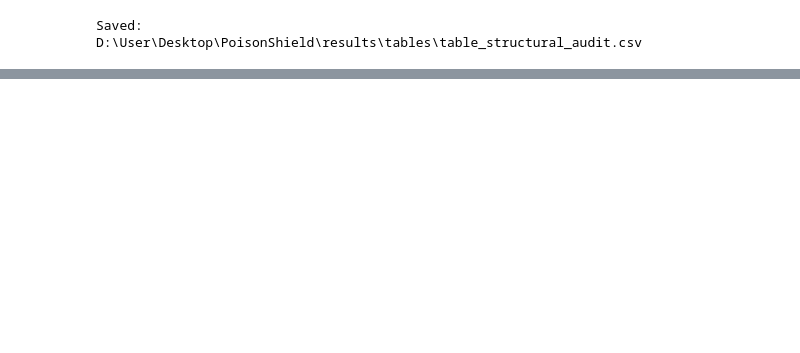
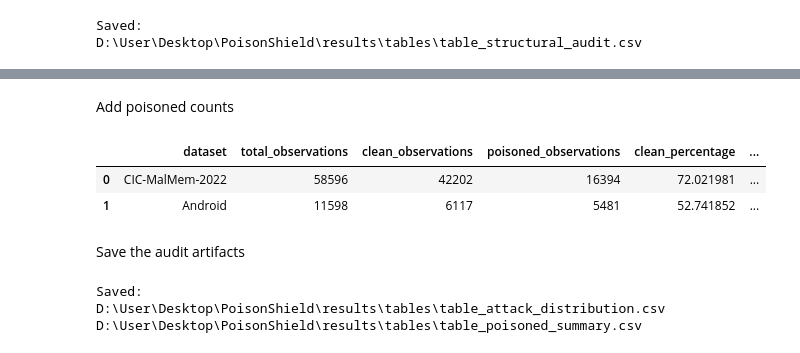
Before and after one commit to alokmuskan/PoisonShield, a Jupyter notebook: notebooks/01_dataset_audit.ipynb, the cells around one changed output, grey strips where cells are left out. Saved outputs shown, nothing was run; the diff lists cells and outputs as text; code cells hidden in the pictures; blank space fills up the shorter version.

```diff
--- a/notebooks/01_dataset_audit.ipynb
+++ b/notebooks/01_dataset_audit.ipynb
@@ -555,0 +671,11 @@ D:\User\Desktop\PoisonShield\results\tables\table_structural_audit.csv
+# %%
+for name, df in {
+    "MalMem": malmem,
+    "Android": android
+}.items():
+
+    poisoned_rate = df["poisoned"].mean() * 100
+
+    print(
+        f"{name}: {poisoned_rate:.3f}% of observations are poisoned"
+    )
@@ -555,0 +738,64 @@ D:\User\Desktop\PoisonShield\results\tables\table_structural_audit.csv
+# %% [markdown]
+Add poisoned counts
+# %%
+poisoned_summary = []
+
+for name, df in {
+    "CIC-MalMem-2022": malmem,
+    "Android": android
+}.items():
+
+    poisoned_count = int(df["poisoned"].sum())
+    clean_count = int((df["poisoned"] == 0).sum())
+    total = len(df)
+
+    poisoned_summary.append({
+        "dataset": name,
+        "total_observations": total,
+        "clean_observations": clean_count,
+        "poisoned_observations": poisoned_count,
+        "clean_percentage": 100 * clean_count / total,
+        "poisoned_percentage": 100 * poisoned_count / total
+    })
+
+poisoned_summary = pd.DataFrame(poisoned_summary)
+
+display(poisoned_summary)
+# %% [output]
+|  | dataset | total_observations | clean_observations | poisoned_observations | clean_percentage | ... |
+| 0 | CIC-MalMem-2022 | 58596 | 42202 | 16394 | 72.021981 | ... |
+| 1 | Android | 11598 | 6117 | 5481 | 52.741852 | ... |
+# %% [markdown]
+Save the audit artifacts
+# %%
+attack_table_path = (
+    PROJECT_ROOT
+    / "results"
+    / "tables"
+    / "table_attack_distribution.csv"
+)
+
+poisoned_summary_path = (
+    PROJECT_ROOT
+    / "results"
+    / "tables"
+    / "table_poisoned_summary.csv"
+)
+
+attack_distribution.to_csv(
+    attack_table_path,
+    index=False
+)
+
+poisoned_summary.to_csv(
+    poisoned_summary_path,
+    index=False
+)
+
+print("Saved:")
+print(attack_table_path)
+print(poisoned_summary_path)
+# %% [output]
+Saved:
+D:\User\Desktop\PoisonShield\results\tables\table_attack_distribution.csv
+D:\User\Desktop\PoisonShield\results\tables\table_poisoned_summary.csv
```
Also changed, not shown: parts of 17 cells of this notebook, 2 other files.
